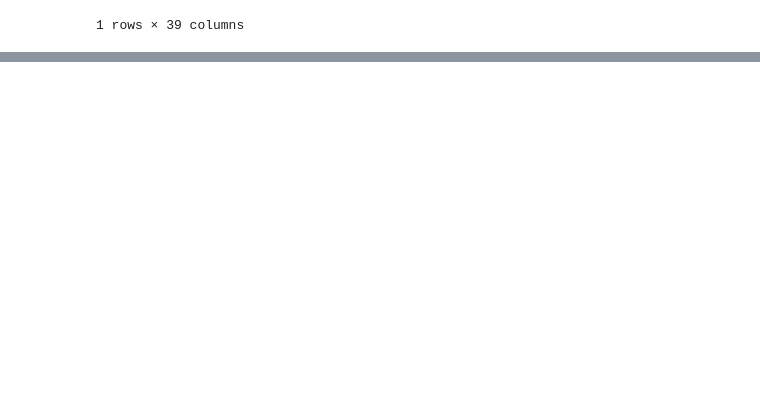
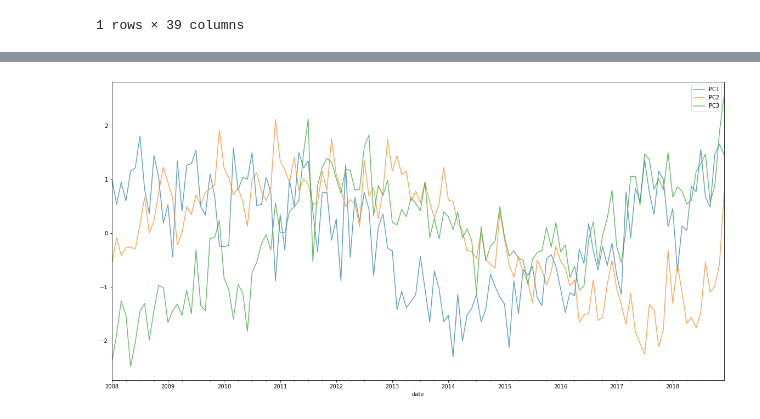
Before and after one commit to jlavileze/citadel-datathon-2020, a Jupyter notebook: analysis/spatiotemporal_borough.ipynb, the cells around one changed output, grey strips where cells are left out. Saved outputs shown, nothing was run; the diff lists cells and outputs as text; code cells hidden in the pictures; blank space fills up the shorter version.

```diff
--- a/analysis/spatiotemporal_borough.ipynb
+++ b/analysis/spatiotemporal_borough.ipynb
@@ -46,0 +67,8 @@ spatiotemporal_df[spatiotemporal_df["Borough"].isna()]
+# %%
+df = pd.DataFrame(df)
+# %%
+df["PC1"] = spatiotemporal_pc["pc1"]
+df["PC2"] = spatiotemporal_pc["pc2"]
+df["PC3"] = spatiotemporal_pc["pc3"]
+# %%
+df.rename(columns={0: "date"},inplace=True)
@@ -46,0 +77,9 @@ spatiotemporal_df[spatiotemporal_df["Borough"].isna()]
+# %%
+numeric_cols = df.select_dtypes(include=[np.number]).columns
+df2 = df[numeric_cols].apply(zscore)
+df2["date"] = df["date"]
+# %%
+df2.set_index("date").plot(figsize=(20,10), alpha=0.7)
+plt.savefig("temporal_pcs.png")
+# %% [output]
+[figure, added]
```
Also changed, not shown: parts of 4 cells of this notebook, 8 other files.
